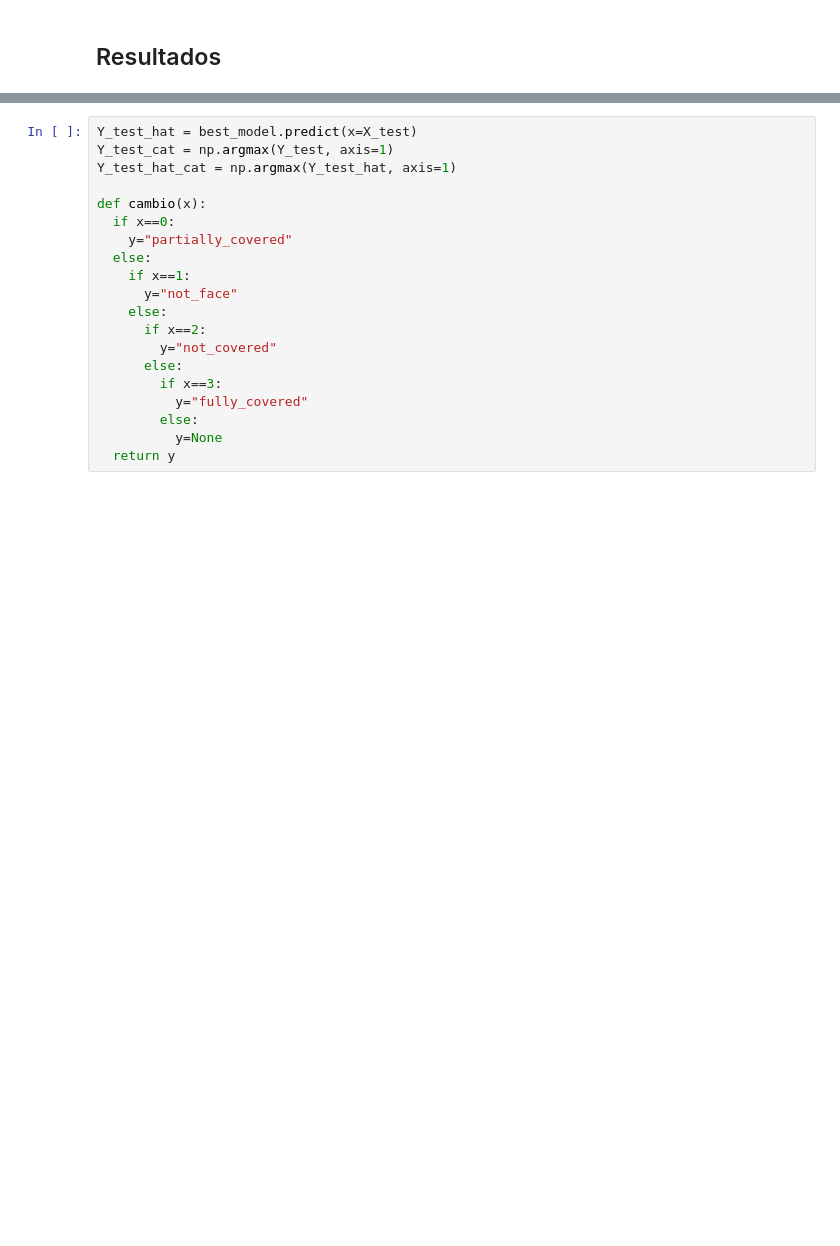
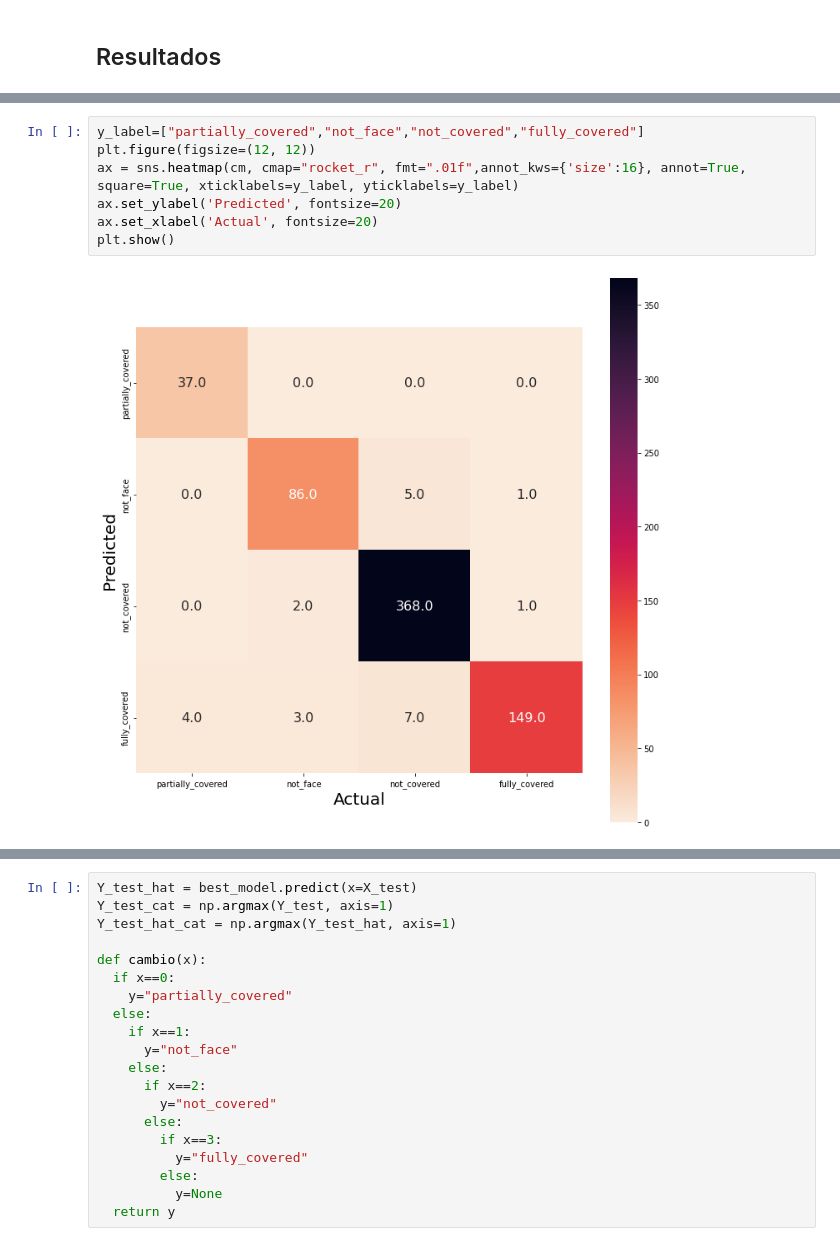
Before and after one commit to joelitam2021/Aprendizaje_profundo, a Jupyter notebook: model/220418_cubrebocas_v1.ipynb, the cells around one changed output, grey strips where cells are left out. Drawn from its saved outputs; the diff is of its cells as text; blank space fills up the shorter version.

```diff
--- a/model/220418_cubrebocas_v1.ipynb
+++ b/model/220418_cubrebocas_v1.ipynb
@@ -224,0 +416,9 @@ print(np.round(np.transpose(np.transpose(cm)/cm.sum(axis=1)),3)*100)
+# %%
+y_label=["partially_covered","not_face","not_covered","fully_covered"]
+plt.figure(figsize=(12, 12))
+ax = sns.heatmap(cm, cmap="rocket_r", fmt=".01f",annot_kws={'size':16}, annot=True, square=True, xticklabels=y_label, yticklabels=y_label)
+ax.set_ylabel('Predicted', fontsize=20)
+ax.set_xlabel('Actual', fontsize=20)
+plt.show()
+# %% [output]
+[figure, added]
```
Also changed, not shown: parts of 31 cells of this notebook.
